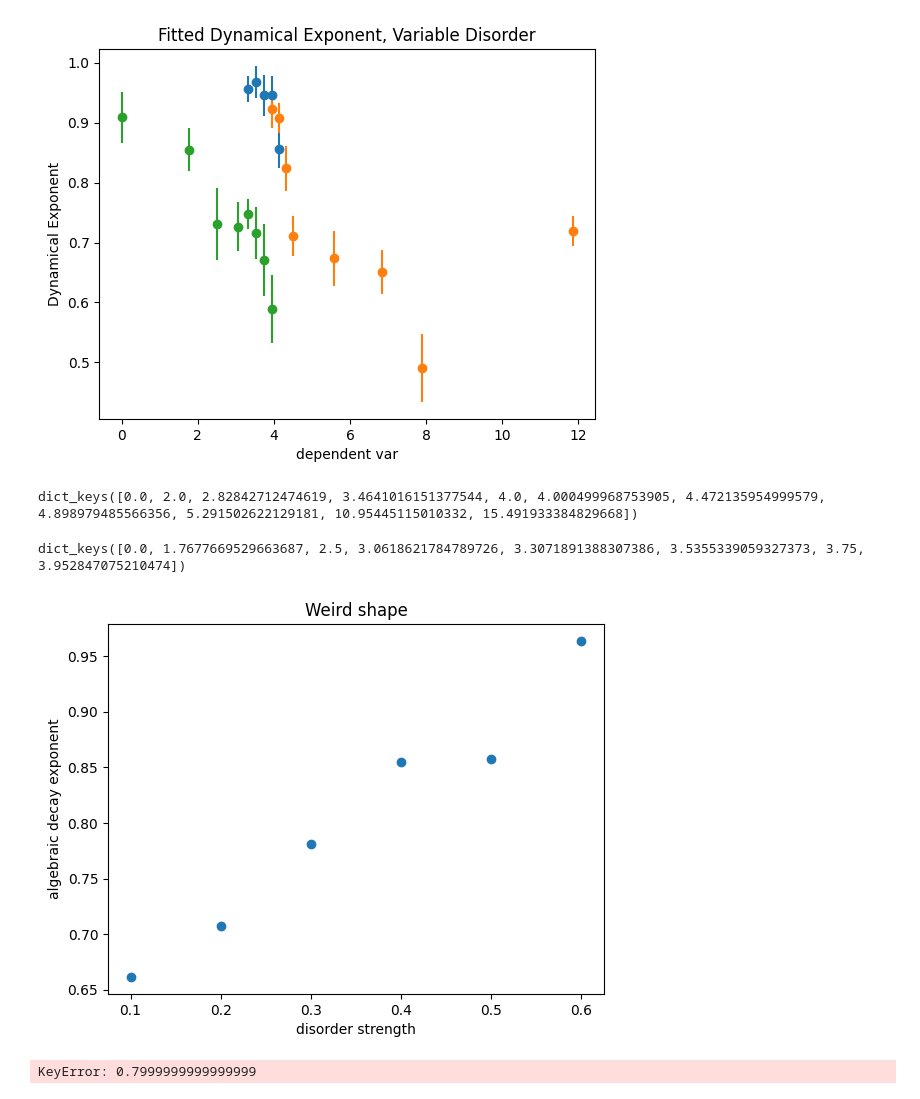
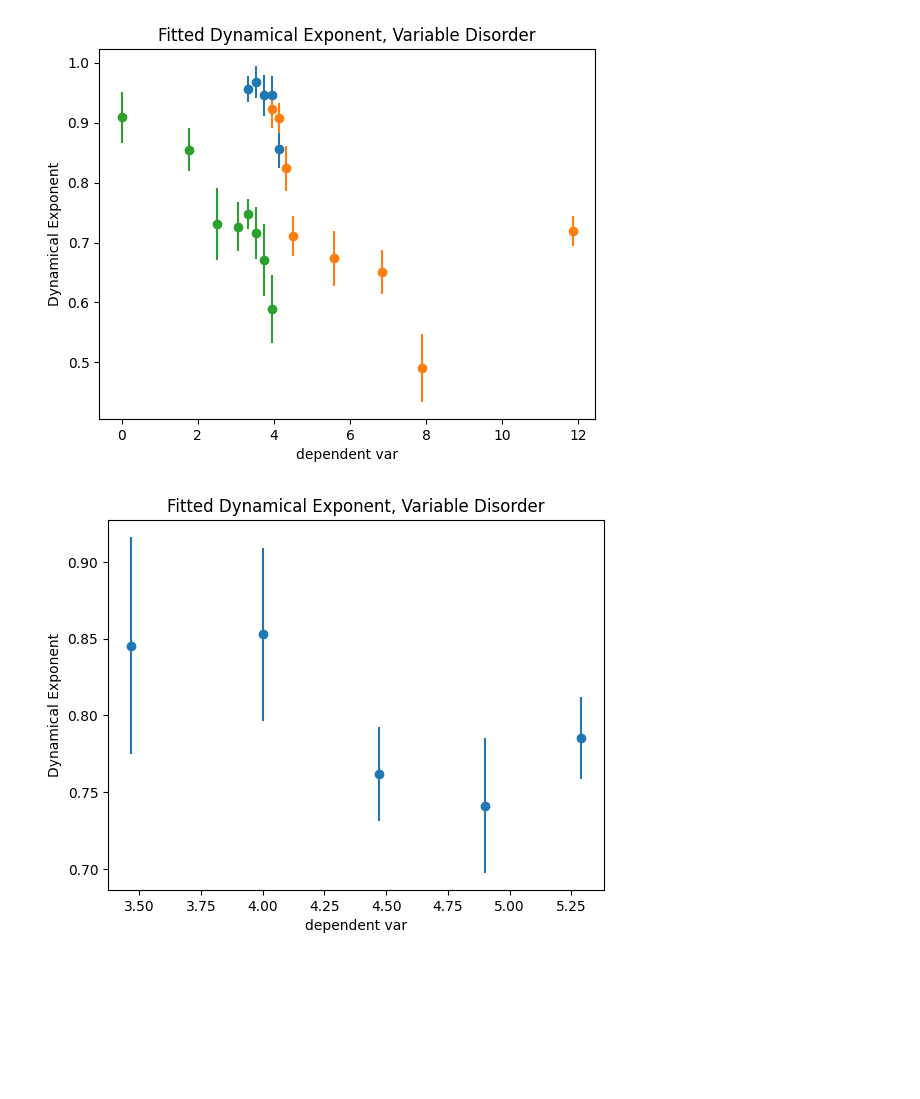
Before and after one commit to awstasiuk/phd-notebooks, a Jupyter notebook: LiF Cals/Diffusion Expts.ipynb, the cells around one changed output. Cells and saved outputs as stored; diff of their text form; code cells hidden in the pictures; blank space fills up the shorter version.

```diff
--- a/LiF Cals/Diffusion Expts.ipynb
+++ b/LiF Cals/Diffusion Expts.ipynb
@@ -856,48 +850,3 @@ slope_extraction(times,data08pt2,2,25,ylabel='Dynamical Exponent')
 slope_extraction(times,data08,2,25,ylabel='Dynamical Exponent')
 # %% [output]
 [figure]
-# %%
-data.keys()
-# %% [output]
-dict_keys([0.0, 2.0, 2.82842712474619, 3.4641016151377544, 4.0, 4.000499968753905, 4.472135954999579, 4.898979485566356, 5.291502622129181, 10.95445115010332, 15.491933384829668])
-# %%
-data08.keys()
-# %% [output]
-dict_keys([0.0, 1.7677669529663687, 2.5, 3.0618621784789726, 3.3071891388307386, 3.5355339059327373, 3.75, 3.952847075210474])
-# %%
-vals = np.array(decay_power_list).transpose()
-plt.scatter(vals[0],-1*vals[1])
-plt.xlabel("disorder strength")
-plt.ylabel("algebraic decay exponent")
-plt.title("Weird shape")
-plt.show()
-# %% [output]
-[figure, removed]
-# %%
-test = nmr.Experiment(461,folder='expt9').load_tpc3d(use_real=False,normalize=True)
-
-data10 = {}
-data10[.1/.04] = test[0]
-data10[.1/.06] = test[1]
-data10[.1/.08] = test[2]
-
-expt_3d_c208 = nmr.Experiment(473,folder='expt9').load_tpc3d(use_real=False,normalize=True)
-data08 = {}
-c1_vals = [0,0.02,.04,.06,.07,.08,.09,.1]
-c2=.08
-for c1, series in zip(c1_vals, expt_3d_c208):
-    data08[c1/c2] = series
-# %%
-start=2
-end=25
-x = np.log(times[start:end])
-y =  np.log( data[.04/.05][start:end])
-pz = np.polyfit(x,y, 1)
-plt.plot(x, x*pz[0] + pz[1],label=r"$\alpha$={:0.4f}, log$(u_0)$={:0.2f}".format(pz[0],pz[1]),color="green")
-plt.scatter(x,y,label="data, c1=0.04, c2=0.1",marker='x',color="green")
-plt.legend()
-plt.xlabel("log(time)")
-plt.ylabel("log(sig)")
-plt.show()
-# %% [output]
-KeyError: 0.7999999999999999
@@ -932,0 +853,11 @@ np.sqrt(.1)/.08
+# %%
+expt_3d_c205_thanksgiving = nmr.Experiment(516,folder='expt9').load_tpc3d(use_real=False,normalize=False)
+data05 = {}
+c1_vals = [.03,.04,.05,.06,.07]
+c2=.05
+for c1, series in zip(c1_vals, expt_3d_c205_thanksgiving):
+    data05[np.sqrt(c1)/c2] = series
+# %%
+slope_extraction(times,data05,2,20,ylabel='Dynamical Exponent')
+# %% [output]
+[figure, added]
```
Also changed, not shown: parts of 5 cells of this notebook, 2 other files.
